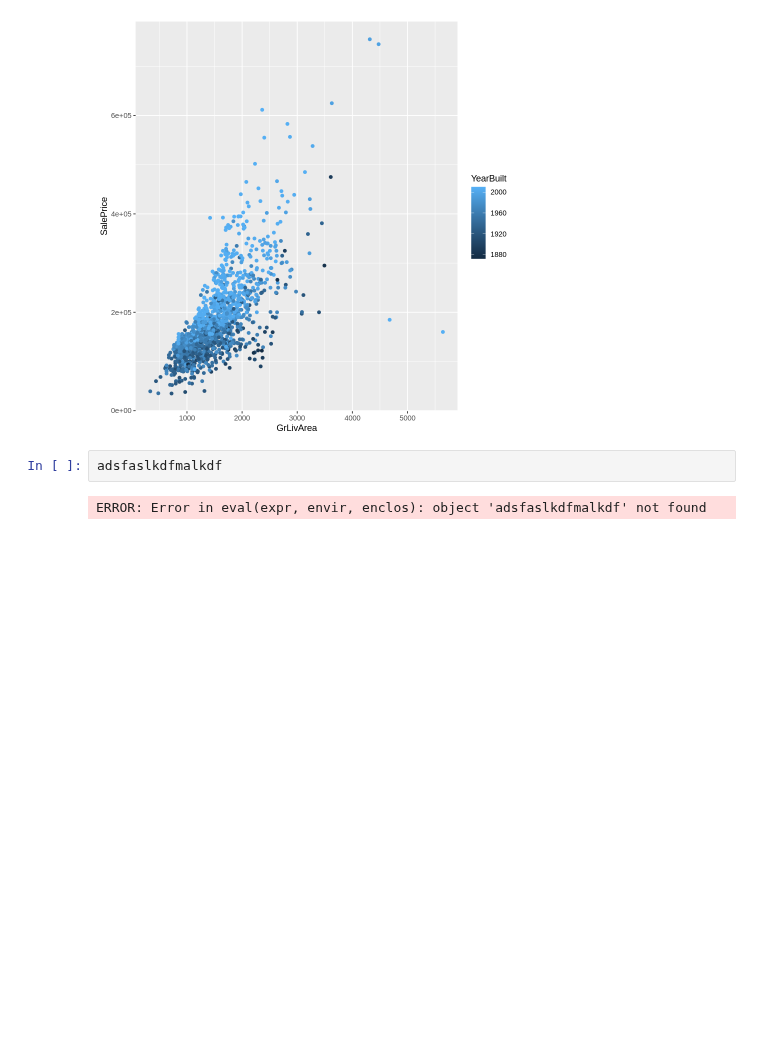
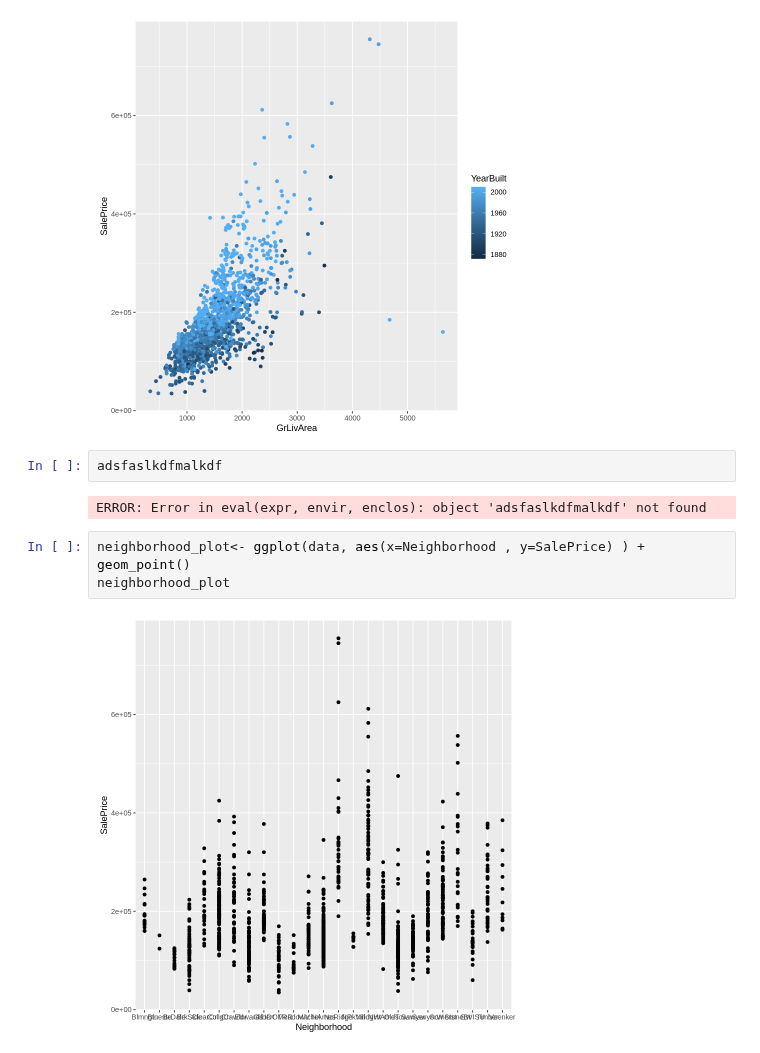
Before and after one commit to jerdavies/home-price-regression, a Jupyter notebook: marg_vs_divorce_viz.ipynb, the cells around one changed output. Cells and saved outputs as stored; diff of their text form; blank space fills up the shorter version.

```diff
--- a/marg_vs_divorce_viz.ipynb
+++ b/marg_vs_divorce_viz.ipynb
@@ -310,3 +323,8 @@ exterior_plot
 adsfaslkdfmalkdf
 # %% [output]
 ERROR: Error in eval(expr, envir, enclos): object 'adsfaslkdfmalkdf' not found
+# %%
+neighborhood_plot<- ggplot(data, aes(x=Neighborhood , y=SalePrice) ) + geom_point()
+neighborhood_plot
+# %% [output]
+[figure, added]
```
Also changed, not shown: parts of 1 cell of this notebook, 1 other file.
